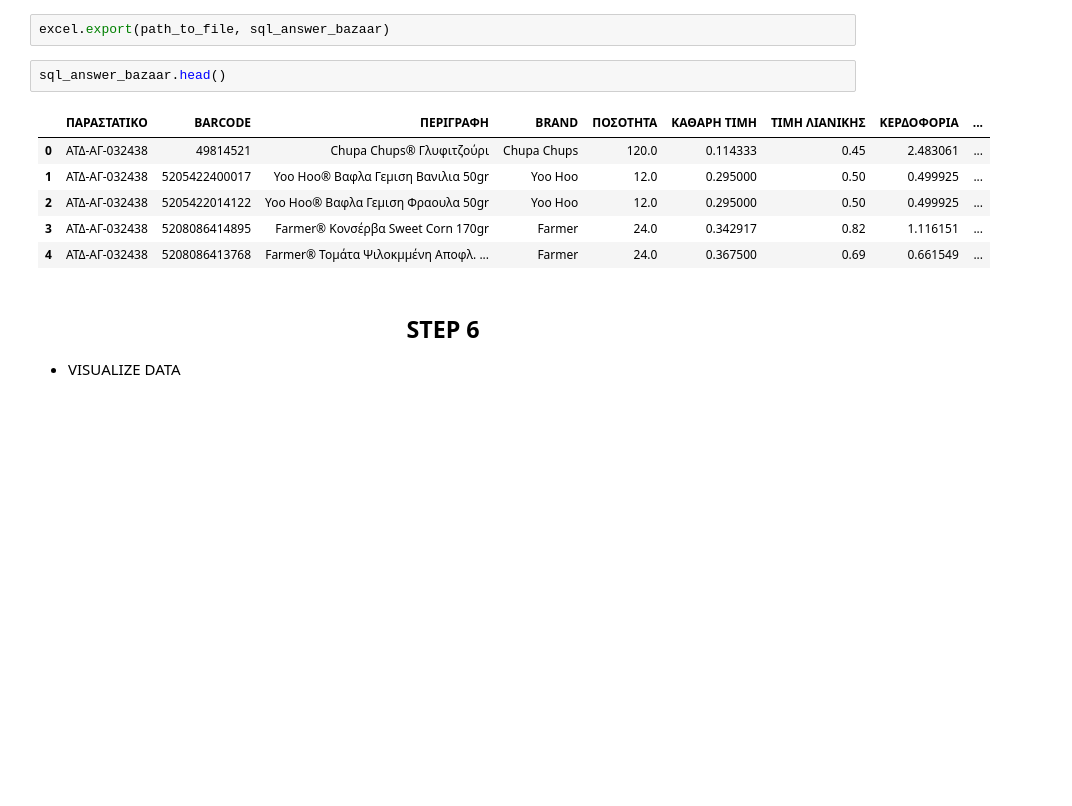
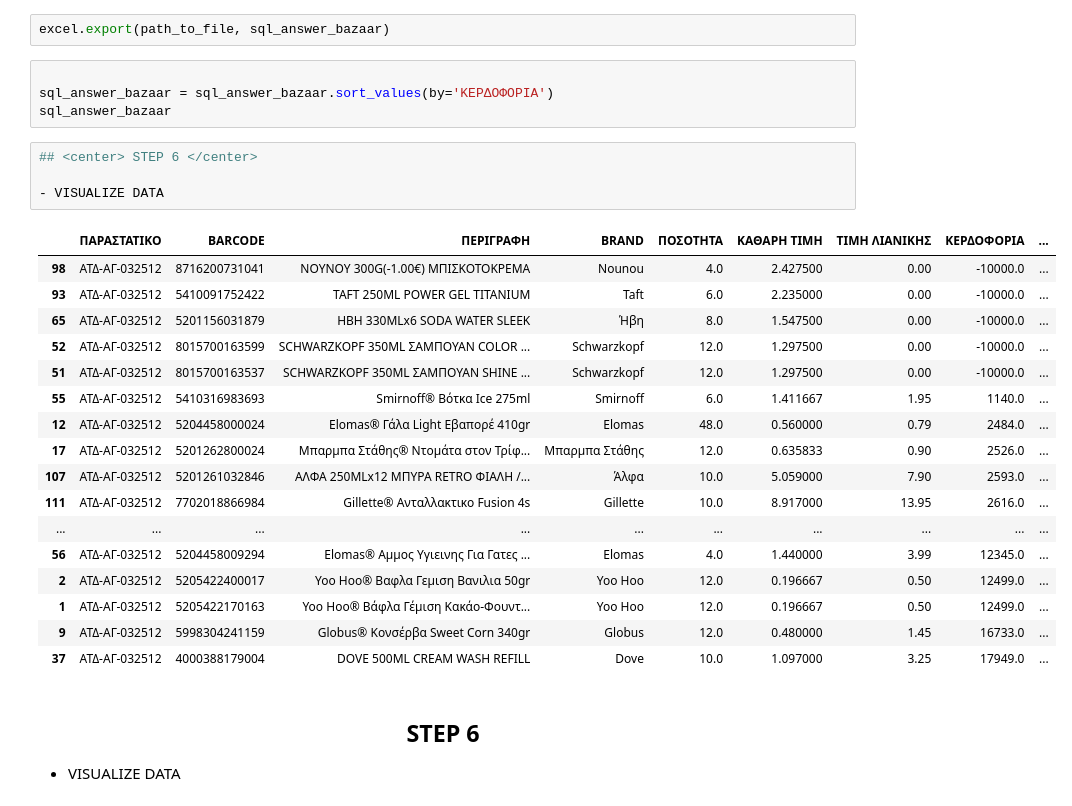
Before and after one commit to gitter-badger/Elounda_Market, a Jupyter notebook: DISCORD/BAZAAR/notebook.ipynb, the cells around one changed output. Drawn from its saved outputs; the diff is of its cells as text; blank space fills up the shorter version.

```diff
--- a/DISCORD/BAZAAR/notebook.ipynb
+++ b/DISCORD/BAZAAR/notebook.ipynb
@@ -72,15 +77,32 @@ df = sql_answer_bazaar[['ΤΙΜΗ ΛΙΑΝΙΚΗΣ', 'ΤΙΜΗ BAZAAR', 'TIMH Β
 - Show the First 5 row data of the new DATAFRAME (includes new prices) using `.head()`
 # %%
 excel.export(path_to_file, sql_answer_bazaar)
-# %%
-sql_answer_bazaar.head()
-# %% [output]
-|  | ΠΑΡΑΣΤΑΤΙΚΟ | BARCODE | ΠΕΡΙΓΡΑΦΗ | BRAND | ΠΟΣΟΤΗΤΑ | ΚΑΘΑΡΗ ΤΙΜΗ | ΤΙΜΗ ΛΙΑΝΙΚΗΣ | ΚΕΡΔΟΦΟΡΙΑ | ... |
-| 0 | ΑΤΔ-ΑΓ-032438 | 49814521 | Chupa Chups® Γλυφιτζούρι | Chupa Chups | 120.0 | 0.114333 | 0.45 | 2.483061 | ... |
-| 1 | ΑΤΔ-ΑΓ-032438 | 5205422400017 | Yoo Hoo® Βαφλα Γεμιση Βανιλια 50gr | Yoo Hoo | 12.0 | 0.295000 | 0.50 | 0.499925 | ... |
-| 2 | ΑΤΔ-ΑΓ-032438 | 5205422014122 | Yoo Hoo® Βαφλα Γεμιση Φραουλα 50gr | Yoo Hoo | 12.0 | 0.295000 | 0.50 | 0.499925 | ... |
-| 3 | ΑΤΔ-ΑΓ-032438 | 5208086414895 | Farmer® Κονσέρβα Sweet Corn 170gr | Farmer | 24.0 | 0.342917 | 0.82 | 1.116151 | ... |
-| 4 | ΑΤΔ-ΑΓ-032438 | 5208086413768 | Farmer® Τομάτα Ψιλοκμμένη Αποφλ. ... | Farmer | 24.0 | 0.367500 | 0.69 | 0.661549 | ... |
+# %%
+
+sql_answer_bazaar = sql_answer_bazaar.sort_values(by='ΚΕΡΔΟΦΟΡΙΑ')
+sql_answer_bazaar
+# %%
+## <center> STEP 6 </center>
+
+- VISUALIZE DATA
+# %% [output]
+|  | ΠΑΡΑΣΤΑΤΙΚΟ | BARCODE | ΠΕΡΙΓΡΑΦΗ | BRAND | ΠΟΣΟΤΗΤΑ | ΚΑΘΑΡΗ ΤΙΜΗ | ΤΙΜΗ ΛΙΑΝΙΚΗΣ | ΚΕΡΔΟΦΟΡΙΑ | ... |
+| 98 | ΑΤΔ-ΑΓ-032512 | 8716200731041 | ΝΟΥΝΟΥ 300G(-1.00€) ΜΠΙΣΚΟΤΟΚΡΕΜΑ | Nounou | 4.0 | 2.427500 | 0.00 | -10000.0 | ... |
+| 93 | ΑΤΔ-ΑΓ-032512 | 5410091752422 | TAFT 250ML POWER GEL TITANIUM | Taft | 6.0 | 2.235000 | 0.00 | -10000.0 | ... |
+| 65 | ΑΤΔ-ΑΓ-032512 | 5201156031879 | ΗΒΗ 330MLx6 SODA WATER SLEEK | Ήβη | 8.0 | 1.547500 | 0.00 | -10000.0 | ... |
+| 52 | ΑΤΔ-ΑΓ-032512 | 8015700163599 | SCHWARZKOPF 350ML ΣΑΜΠΟΥΑΝ COLOR ... | Schwarzkopf | 12.0 | 1.297500 | 0.00 | -10000.0 | ... |
+| 51 | ΑΤΔ-ΑΓ-032512 | 8015700163537 | SCHWARZKOPF 350ML ΣΑΜΠΟΥΑΝ SHINE ... | Schwarzkopf | 12.0 | 1.297500 | 0.00 | -10000.0 | ... |
+| 55 | ΑΤΔ-ΑΓ-032512 | 5410316983693 | Smirnoff® Βότκα Ice 275ml | Smirnoff | 6.0 | 1.411667 | 1.95 | 1140.0 | ... |
+| 12 | ΑΤΔ-ΑΓ-032512 | 5204458000024 | Elomas® Γάλα Light Εβαπορέ 410gr | Elomas | 48.0 | 0.560000 | 0.79 | 2484.0 | ... |
+| 17 | ΑΤΔ-ΑΓ-032512 | 5201262800024 | Μπαρμπα Στάθης® Ντομάτα στον Τρίφ... | Μπαρμπα Στάθης | 12.0 | 0.635833 | 0.90 | 2526.0 | ... |
+| 107 | ΑΤΔ-ΑΓ-032512 | 5201261032846 | ΑΛΦΑ 250MLx12 ΜΠΥΡΑ RETRO ΦΙΑΛΗ /... | Άλφα | 10.0 | 5.059000 | 7.90 | 2593.0 | ... |
+| 111 | ΑΤΔ-ΑΓ-032512 | 7702018866984 | Gillette® Ανταλλακτικο Fusion 4s | Gillette | 10.0 | 8.917000 | 13.95 | 2616.0 | ... |
+| ... | ... | ... | ... | ... | ... | ... | ... | ... | ... |
+| 56 | ΑΤΔ-ΑΓ-032512 | 5204458009294 | Elomas® Αμμος Υγιεινης Για Γατες ... | Elomas | 4.0 | 1.440000 | 3.99 | 12345.0 | ... |
+| 2 | ΑΤΔ-ΑΓ-032512 | 5205422400017 | Yoo Hoo® Βαφλα Γεμιση Βανιλια 50gr | Yoo Hoo | 12.0 | 0.196667 | 0.50 | 12499.0 | ... |
+| 1 | ΑΤΔ-ΑΓ-032512 | 5205422170163 | Yoo Hoo® Βάφλα Γέμιση Κακάο-Φουντ... | Yoo Hoo | 12.0 | 0.196667 | 0.50 | 12499.0 | ... |
+| 9 | ΑΤΔ-ΑΓ-032512 | 5998304241159 | Globus® Κονσέρβα Sweet Corn 340gr | Globus | 12.0 | 0.480000 | 1.45 | 16733.0 | ... |
+| 37 | ΑΤΔ-ΑΓ-032512 | 4000388179004 | DOVE 500ML CREAM WASH REFILL | Dove | 10.0 | 1.097000 | 3.25 | 17949.0 | ... |
 # %% [markdown]
 ## <center> STEP 6 </center>
 
```
Also changed, not shown: parts of 8 cells of this notebook, 2 other files.
